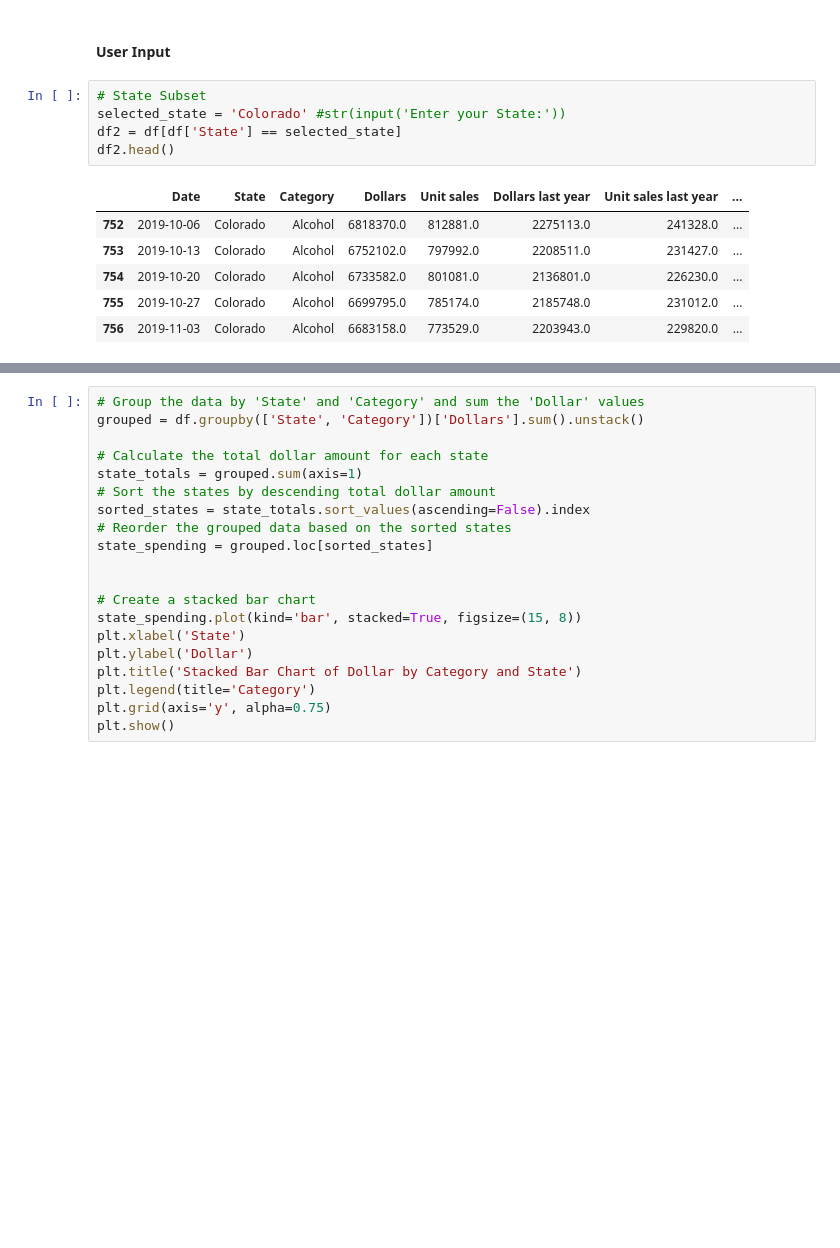
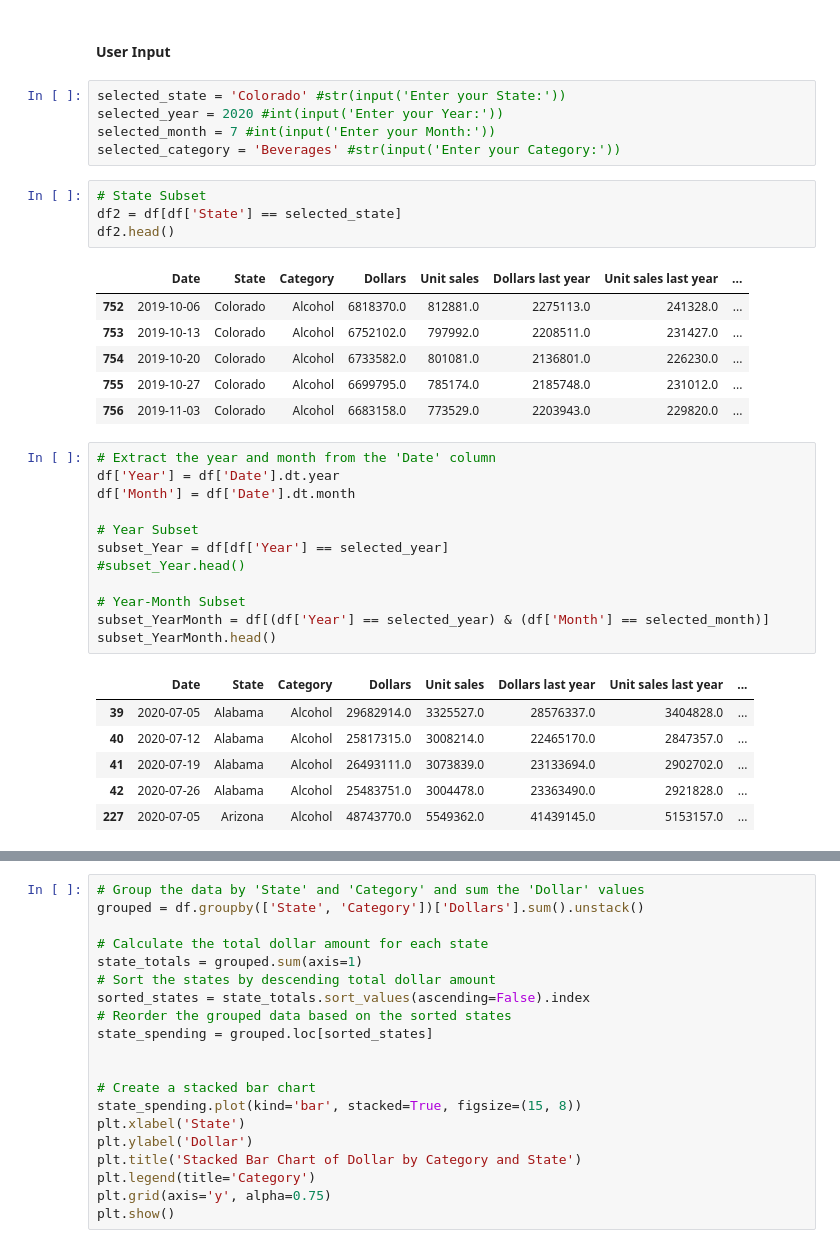
Before and after one commit to khdizon/Data-Viz_KD, a Jupyter notebook: USDA-FoodData_Visual.ipynb, the cells around one changed output, grey strips where cells are left out. Saved outputs shown, nothing was run; the diff lists cells and outputs as text; blank space fills up the shorter version.

```diff
--- a/USDA-FoodData_Visual.ipynb
+++ b/USDA-FoodData_Visual.ipynb
@@ -297,9 +324,13 @@ array(['Alcohol', 'Beverages', 'Commercially prepared items', 'Dairy',
        'Other', 'Sugar and sweeteners', 'Vegetables'], dtype=object)
 # %% [markdown]
 #### User Input
+# %%
+selected_state = 'Colorado' #str(input('Enter your State:'))
+selected_year = 2020 #int(input('Enter your Year:'))
+selected_month = 7 #int(input('Enter your Month:'))
+selected_category = 'Beverages' #str(input('Enter your Category:'))
 # %%
 # State Subset
-selected_state = 'Colorado' #str(input('Enter your State:'))
 df2 = df[df['State'] == selected_state]
 df2.head()
 # %% [output]
@@ -309,3 +340,22 @@ df2.head()
 | 754 | 2019-10-20 | Colorado | Alcohol | 6733582.0 | 801081.0 | 2136801.0 | 226230.0 | ... |
 | 755 | 2019-10-27 | Colorado | Alcohol | 6699795.0 | 785174.0 | 2185748.0 | 231012.0 | ... |
 | 756 | 2019-11-03 | Colorado | Alcohol | 6683158.0 | 773529.0 | 2203943.0 | 229820.0 | ... |
+# %%
+# Extract the year and month from the 'Date' column
+df['Year'] = df['Date'].dt.year
+df['Month'] = df['Date'].dt.month
+
+# Year Subset
+subset_Year = df[df['Year'] == selected_year]
+#subset_Year.head()
+
+# Year-Month Subset
+subset_YearMonth = df[(df['Year'] == selected_year) & (df['Month'] == selected_month)]
+subset_YearMonth.head()
+# %% [output]
+|  | Date | State | Category | Dollars | Unit sales | Dollars last year | Unit sales last year | ... |
+| 39 | 2020-07-05 | Alabama | Alcohol | 29682914.0 | 3325527.0 | 28576337.0 | 3404828.0 | ... |
+| 40 | 2020-07-12 | Alabama | Alcohol | 25817315.0 | 3008214.0 | 22465170.0 | 2847357.0 | ... |
+| 41 | 2020-07-19 | Alabama | Alcohol | 26493111.0 | 3073839.0 | 23133694.0 | 2902702.0 | ... |
+| 42 | 2020-07-26 | Alabama | Alcohol | 25483751.0 | 3004478.0 | 23363490.0 | 2921828.0 | ... |
+| 227 | 2020-07-05 | Arizona | Alcohol | 48743770.0 | 5549362.0 | 41439145.0 | 5153157.0 | ... |
```
Also changed, not shown: parts of 39 cells of this notebook.
